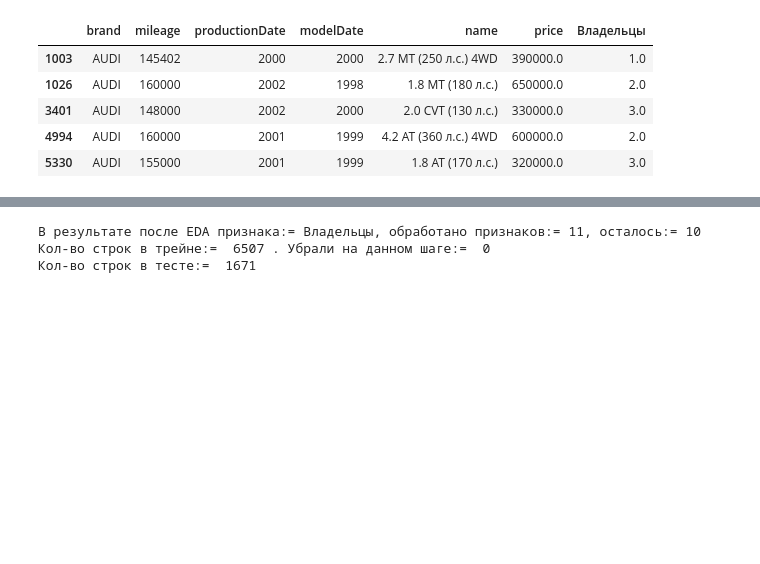
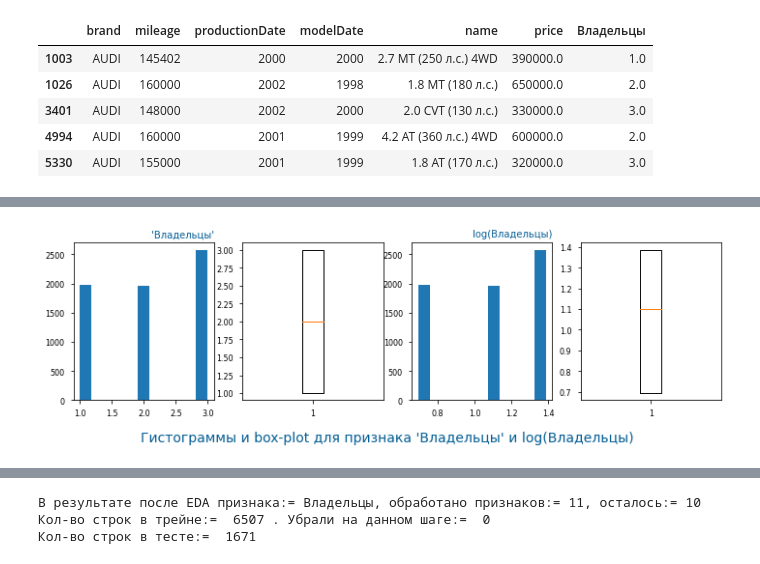
Before and after one commit to alex-sokolov2011/pet-projects, a Jupyter notebook: module_8/kaggle_rds8_Car_Price_prediction_Part2_Sokolov_EDA.ipynb, the cells around one changed output, grey strips where cells are left out. Drawn from its saved outputs; the diff is of its cells as text; code cells hidden in the pictures; blank space fills up the shorter version.

```diff
--- a/module_8/kaggle_rds8_Car_Price_prediction_Part2_Sokolov_EDA.ipynb
+++ b/module_8/kaggle_rds8_Car_Price_prediction_Part2_Sokolov_EDA.ipynb
@@ -1386,4 +1386,9 @@ temp_df_Train[(temp_df_Train['mileage']>=140000) \
 # среди авто Ауди примерного такого пробега и года в среднем 9/4 ~ 2 владельца. Заполним пропуск двойкой
 df.loc[4994, 'Владельцы']=2
 # %%
+# переводим в int64
+df['Владельцы'] = df['Владельцы'].astype('int64')
+
 # перенесем признак из категориальных в числовые
+cat_cols.remove('Владельцы')
+num_cols.append('Владельцы')
@@ -1391,0 +1395,5 @@ df.loc[4994, 'Владельцы']=2
+# %%
+# теперь проанализируем признак как числовой
+temp_df_Train = df[df['Train']==1]
+temp_df_Test = df[df['Train']==0]
+utils.describe_without_plots('Владельцы', temp_df_Train.Владельцы)
@@ -1391,0 +1410,4 @@ df.loc[4994, 'Владельцы']=2
+# %%
+utils.four_plot_with_log2('Владельцы', temp_df_Train)
+# %% [output]
+[figure, added]
```
Also changed, not shown: parts of 23 cells of this notebook.
